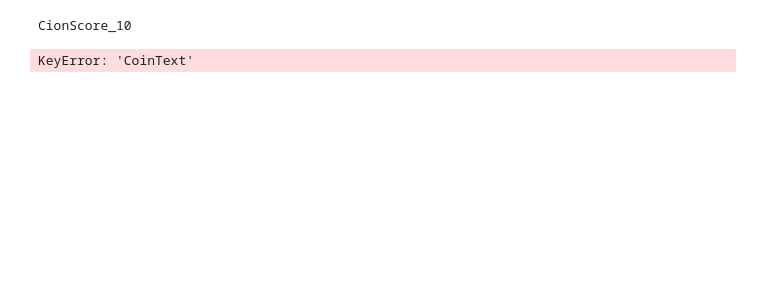
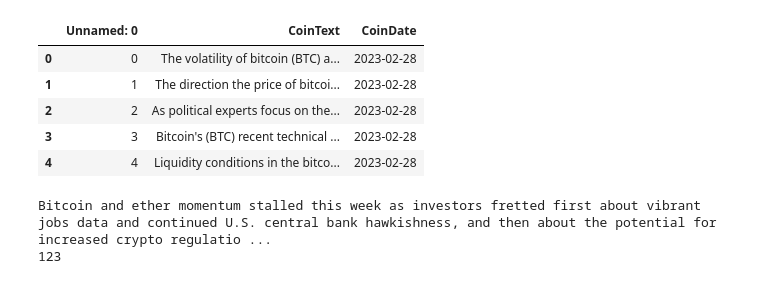
Before and after one commit to k1013726/PaperRelated, a Jupyter notebook: FinBERT/FinBERT.ipynb, the cells around one changed output. Saved outputs shown, nothing was run; the diff lists cells and outputs as text; code cells hidden in the pictures; blank space fills up the shorter version.

```diff
--- a/FinBERT/FinBERT.ipynb
+++ b/FinBERT/FinBERT.ipynb
@@ -5,46 +1,23 @@ import pandas as pd
-# %%
-df = pd.read_csv('./Data_final/CoinText_final.csv')
-
-# 載入模型和tokenizer
-tokenizer = AutoTokenizer.from_pretrained("ProsusAI/finbert")
-model = AutoModelForSequenceClassification.from_pretrained("ProsusAI/finbert")
-CionScore=[]
-# 設定要分類的標籤
-labels = ['positive', 'negative', 'neutral']
-num=len(df['CoinText'])
-
-
-for Ctext in range(num):
-    # 將文本轉換為tokens並加入特殊tokens
-    inputs = tokenizer(df['CoinText'][Ctext], return_tensors='pt', padding=True, truncation=True)
-
-    # 進行預測
-    outputs = model(**inputs)
-    predicted_scores = torch.softmax(outputs.logits, dim=1)
-
-    # 挑選預測中得分最高的情緒類別
-    max_score_idx = torch.argmax(predicted_scores)
-    max_score_label = labels[max_score_idx]
-    max_score = predicted_scores[0][max_score_idx]
-
-    if max_score_label=='positive':
-        CionScore.append(float(max_score))
-    elif max_score_label=='negative':
-        CionScore.append(float(-1*max_score))
-    else:
-        CionScore.append(0)
-
-    if ((Ctext%10)==0) &(Ctext>0):
-        lo={'CionScore':CionScore,'CoinDate':(df['CoinDate'][:Ctext+1])}
-        df = pd.DataFrame(lo)
-        df.to_csv('CionScore_'+str(Ctext)+'.csv')
-        print('CionScore_'+str(Ctext))
-        CionScore=[]
-
-
-
-# 輸出結果
-# print(f"The predicted sentiment for '{text}' is '{max_score_label}' with a score of {max_score:.4f}.")
-# %% [output]
-CionScore_10
-KeyError: 'CoinText'
+# %%
+import pandas as pd
+df=pd.read_csv('Data_original\CoinText_3600.csv')
+# %%
+df.head()
+# %% [output]
+|  | Unnamed: 0 | CoinText | CoinDate |
+| 0 | 0 | The volatility of bitcoin (BTC) a... | 2023-02-28 |
+| 1 | 1 | The direction the price of bitcoi... | 2023-02-28 |
+| 2 | 2 | As political experts focus on the... | 2023-02-28 |
+| 3 | 3 | Bitcoin's (BTC) recent technical ... | 2023-02-28 |
+| 4 | 4 | Liquidity conditions in the bitco... | 2023-02-28 |
+# %%
+# 104~68
+text=''
+for txt  in range(68,105):
+    text=text+df['CoinText'][txt]
+
+print(text)
+print('123')
+# %% [output]
+Bitcoin and ether momentum stalled this week as investors fretted first about vibrant jobs data and continued U.S. central bank hawkishness, and then about the potential for increased crypto regulatio ...
+123
```
Also changed, not shown: parts of 2 cells of this notebook, 3 other files.
